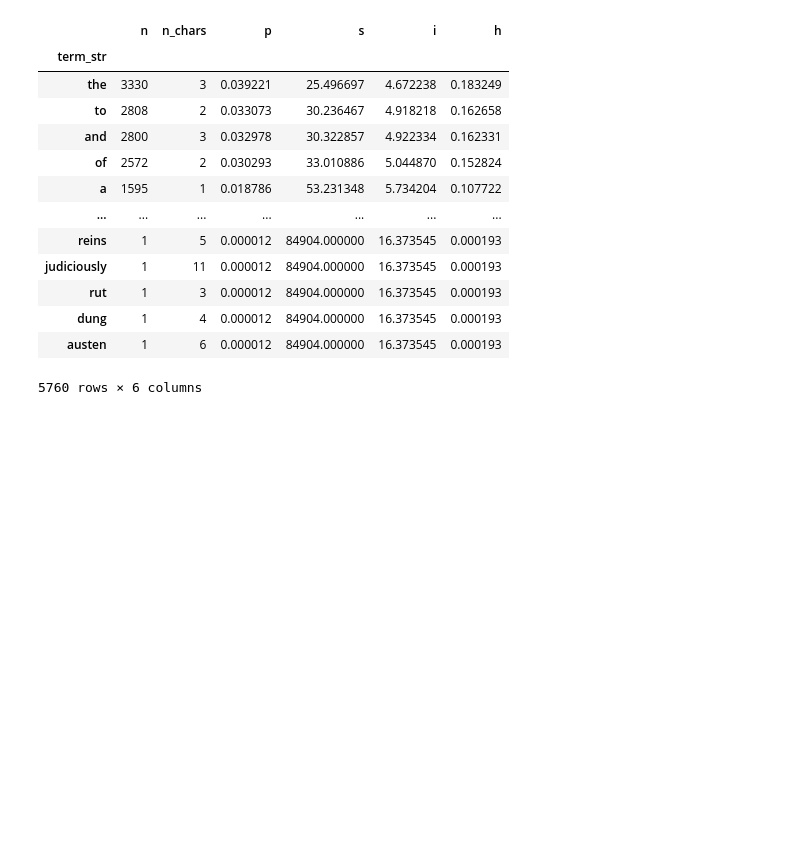
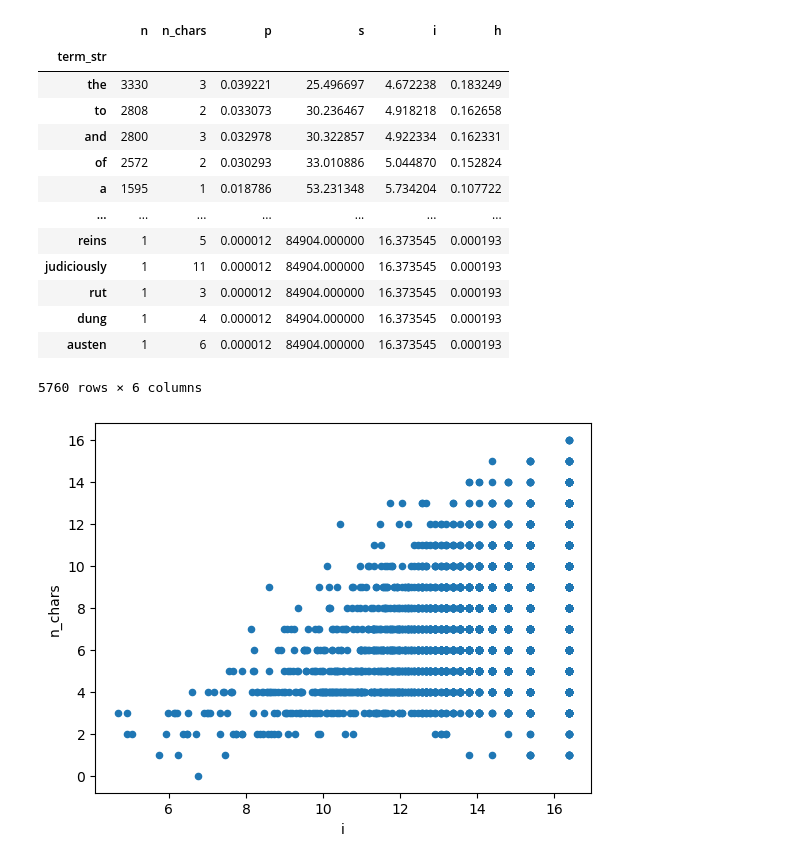
Before and after one commit to ontoligent/DS5001-2024-01-R, a Jupyter notebook: lessons/M02_TextModels/M02_01_Importing-Persuasion.ipynb, the cells around one changed output. Saved outputs shown, nothing was run; the diff lists cells and outputs as text; code cells hidden in the pictures; blank space fills up the shorter version.

```diff
--- a/lessons/M02_TextModels/M02_01_Importing-Persuasion.ipynb
+++ b/lessons/M02_TextModels/M02_01_Importing-Persuasion.ipynb
@@ -560,3 +560,7 @@ my_text.VOCAB
 | dung | 1 | 4 | 0.000012 | 84904.000000 | 16.373545 | 0.000193 |
 | austen | 1 | 6 | 0.000012 | 84904.000000 | 16.373545 | 0.000193 |
 5760 rows × 6 columns
+# %%
+my_text.VOCAB.plot.scatter('i','n_chars');
+# %% [output]
+[figure, added]
```
Also changed, not shown: parts of 1 cell of this notebook.
